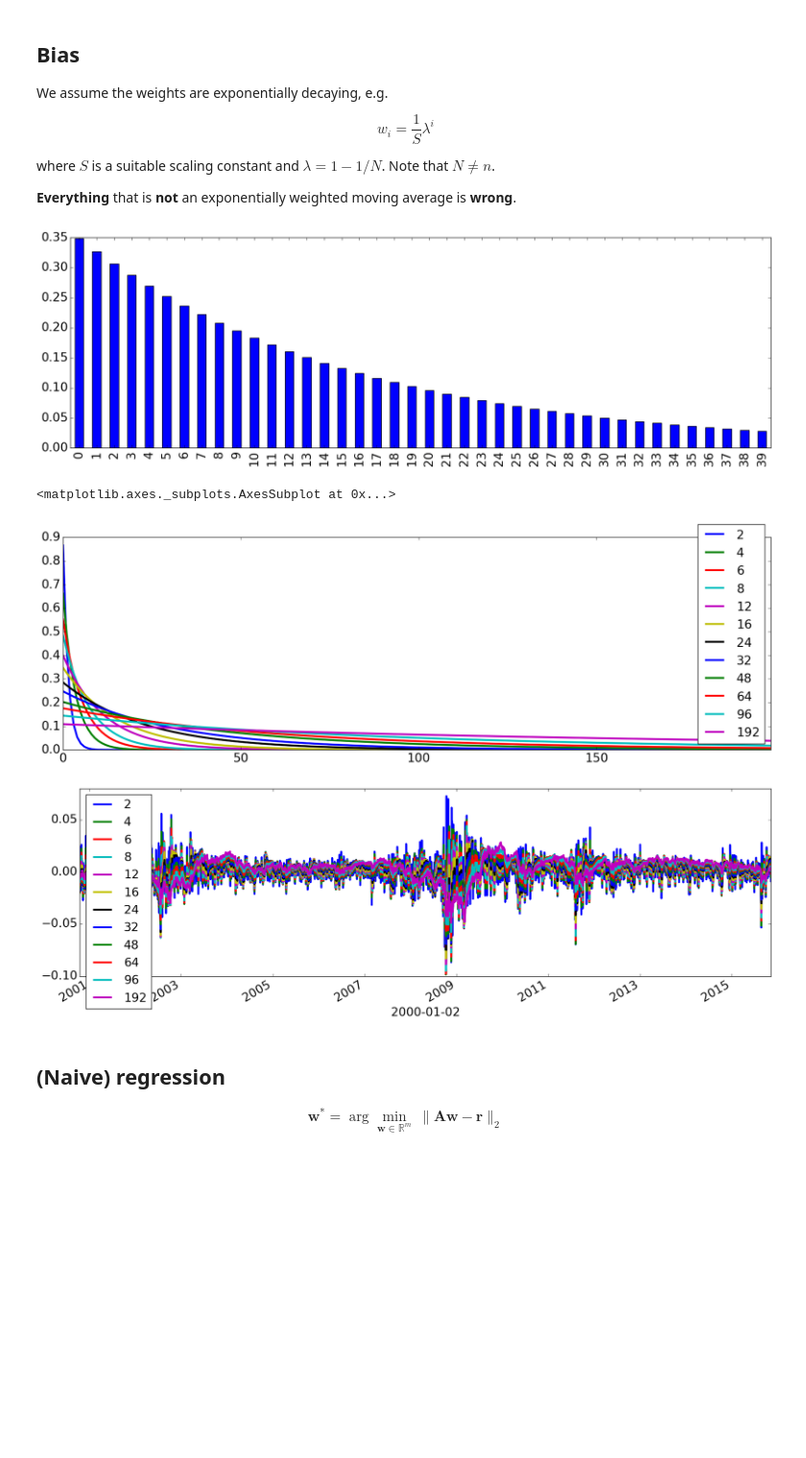
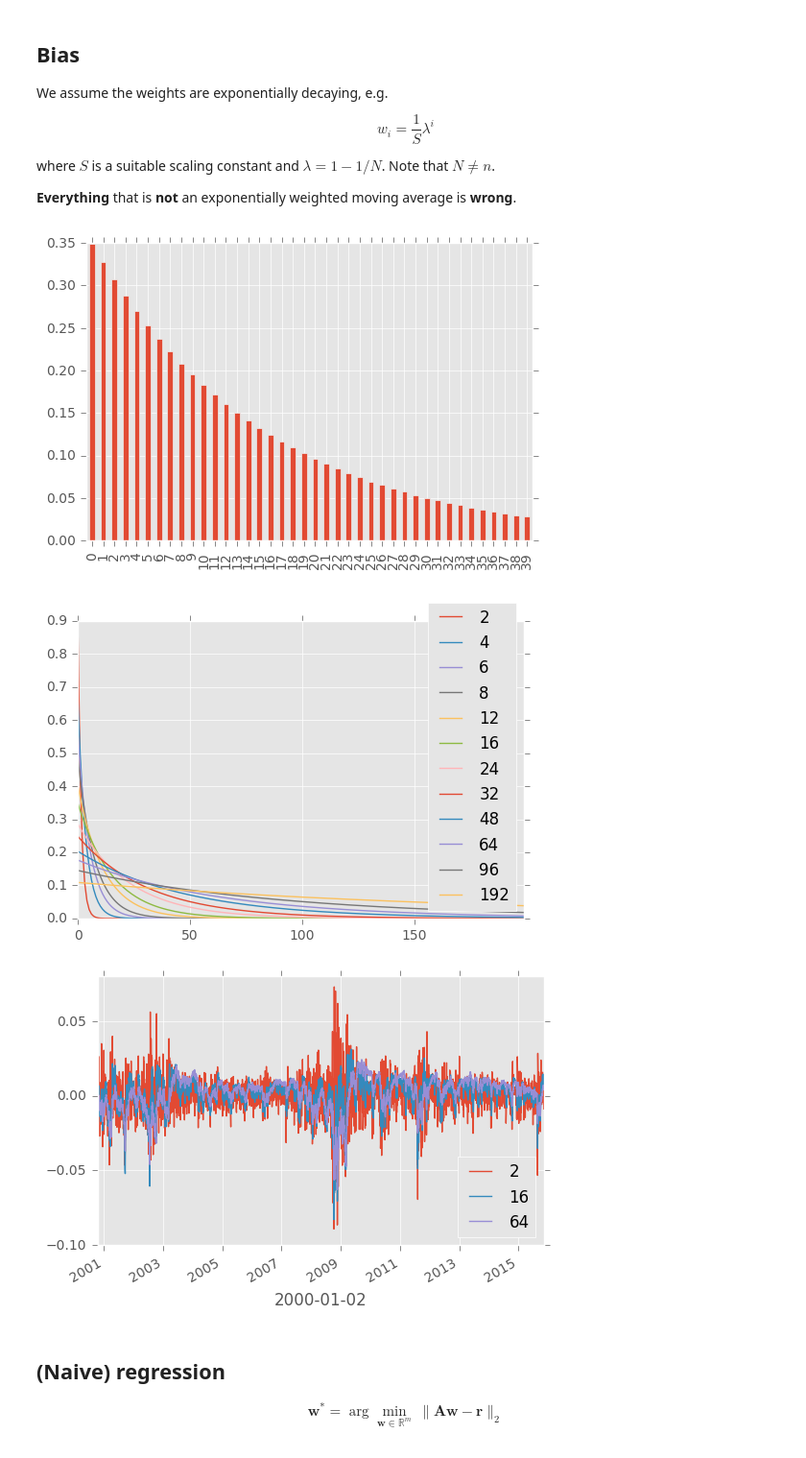
Before and after one commit to tschm/epfl, a Jupyter notebook: books/Constructing AR estimators.ipynb, the cells around one changed output. Shown: that part at 96% size. Drawn from its saved outputs; the diff is of its cells as text; code cells hidden in the pictures; blank space fills up the shorter version.

```diff
--- a/books/Constructing AR estimators.ipynb
+++ b/books/Constructing AR estimators.ipynb
@@ -6,3 +1,15 @@ con.config_matplotlib()
+# %%
+import matplotlib
+import matplotlib.pyplot as plt
+matplotlib.style.use('ggplot')
+
+from IPython.core.display import display, HTML
+display(HTML("<style>.container { width:100% !important; }</style>"))
+import qgrid
+qgrid.nbinstall(overwrite=True)
+
+import numpy as np
+import pandas as pd
 # %% [markdown]
 Constructing estimators
 ------------------------
@@ -111,8 +110,6 @@ where $S$ is a suitable scaling constant and $\lambda = 1-1/N$. Note that $N \ne
 
 **Everything** that is **not** an exponentially weighted moving average is **wrong**.
 # %%
-import numpy as np
-
 def exp_weights(m, n=100):
     x = np.power(1.0 - 1.0/m, range(1,n+1))
     S = np.linalg.norm(x)
@@ -121,29 +118,26 @@ def exp_weights(m, n=100):
 pd.Series(exp_weights(m=16,n=40)).plot(kind="bar")
 plt.show()
 # %% [output]
-[figure, old version]
+[figure, new version]
 # %%
-import numpy as np
-import pandas as pd
-
 periods = [2,4,6,8,12,16,24,32,48,64,96,192]
 # matrix of weights
 W = pd.DataFrame({period : exp_weights(m=period, n=200) for period in periods})
 W.plot()
+plt.show()
 # %% [output]
-<matplotlib.axes._subplots.AxesSubplot at 0x...>
+[figure, added]
 # %%
 # each column of A is a convoluted return time series
 A = pd.DataFrame({period : convolution(r, W[period]).shift(1) for period in periods})
 
 A = A.dropna(axis=0)
 r = r[A.index].dropna()
 
-A.plot()
+A[[2,16,64]].plot()
 plt.show()
 # %% [output]
-[figure, old version]
+[figure, new version]
-[figure, removed]
 # %% [markdown]
 (Naive) regression
 -------------------
```
Also changed, not shown: parts of 8 cells of this notebook, 9 other files.
